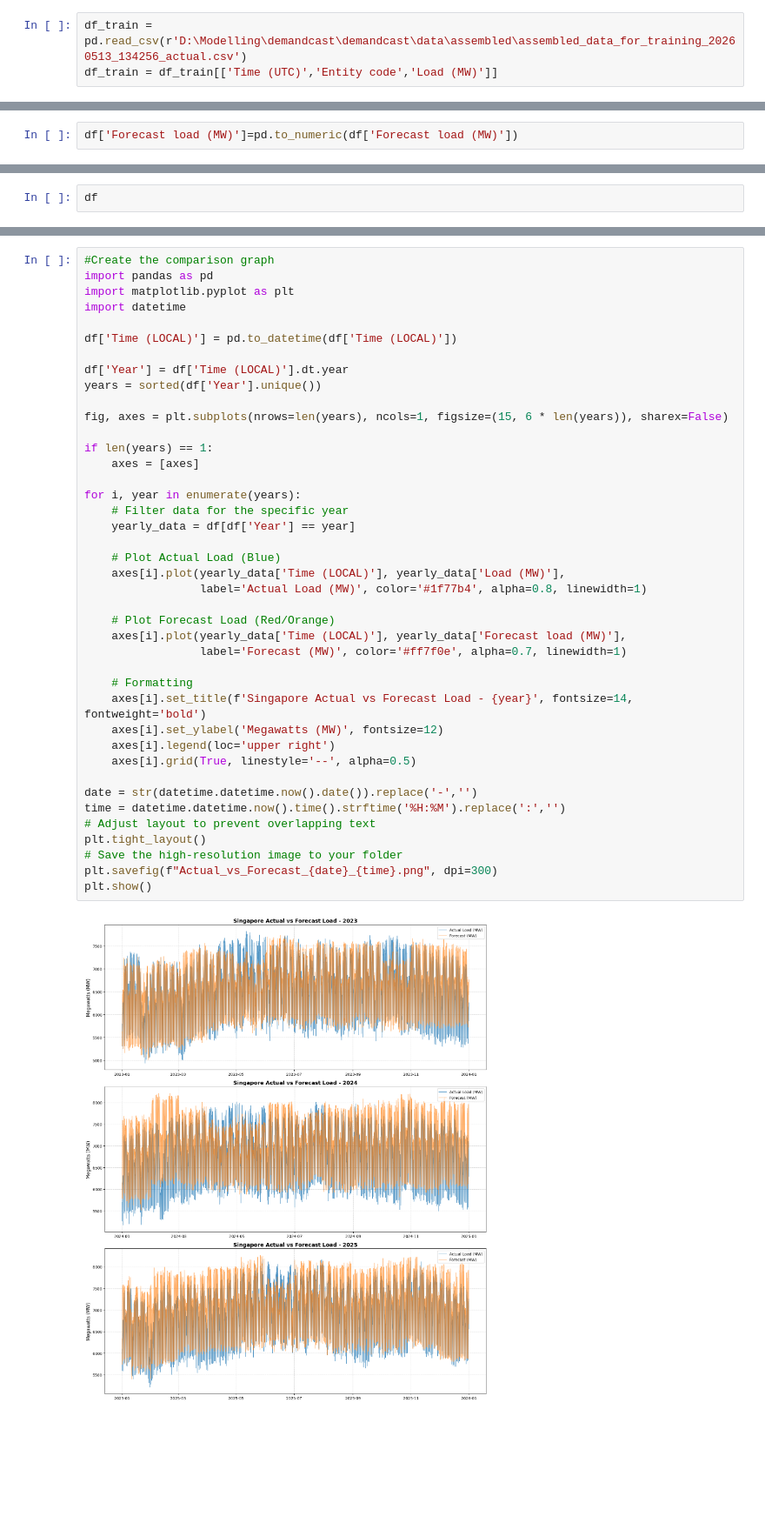
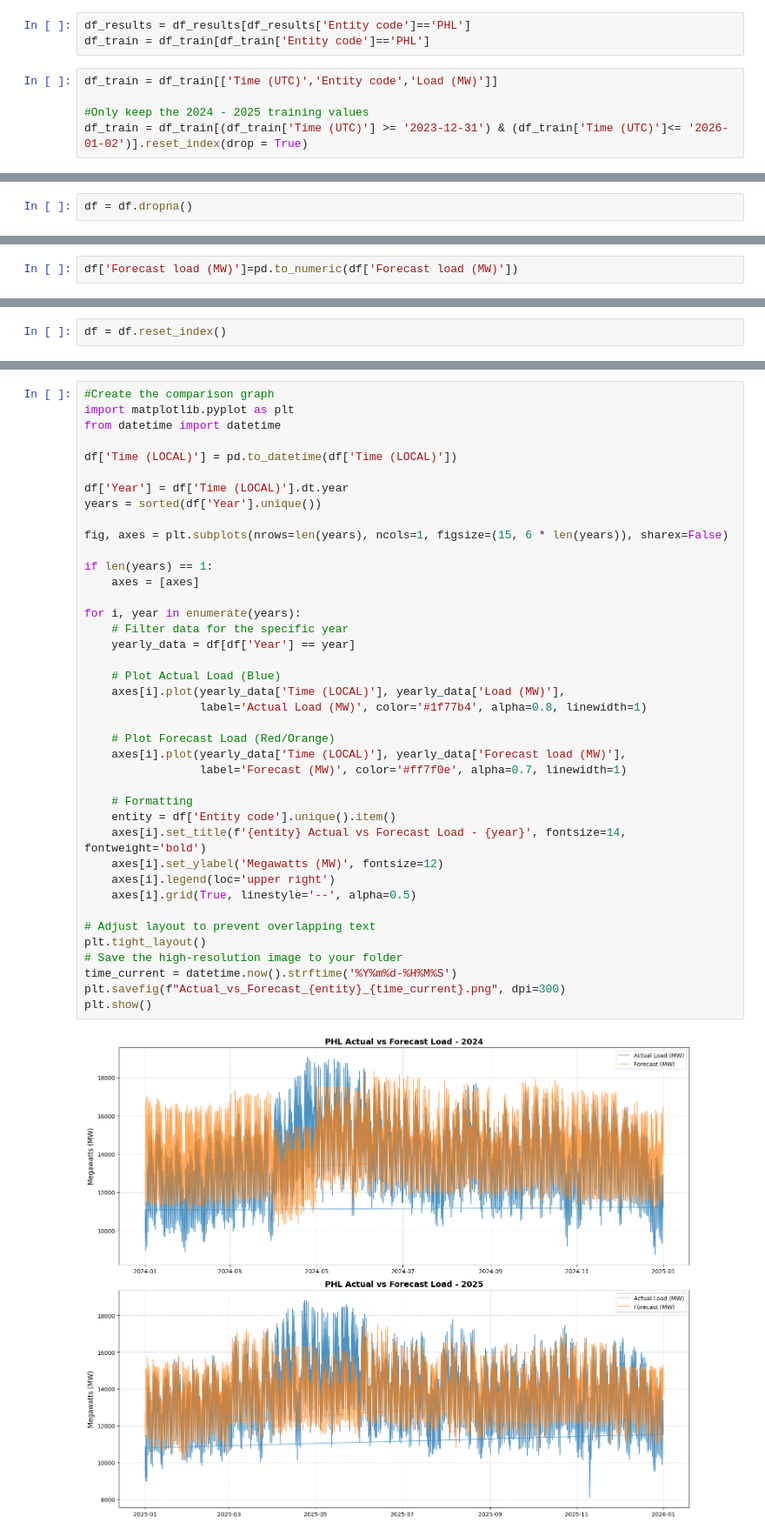
Before and after one commit to ember-energy/demandcast, a Jupyter notebook: analysis/analysis.ipynb, the cells around one changed output, grey strips where cells are left out. Shown at 87% size. Drawn from its saved outputs; the diff is of its cells as text; blank space fills up the shorter version.

```diff
--- a/analysis/analysis.ipynb
+++ b/analysis/analysis.ipynb
@@ -11,3 +15,8 @@ df_results = pd.read_csv(r'D:\Modelling\demandcast\demandcast\ml_models\results\
+# %%
+df_results = df_results[df_results['Entity code']=='PHL']
+df_train = df_train[df_train['Entity code']=='PHL']
 # %%
-df_train = pd.read_csv(r'D:\Modelling\demandcast\demandcast\data\assembled\assembled_data_for_training_20260513_134256_actual.csv')
 df_train = df_train[['Time (UTC)','Entity code','Load (MW)']]
+
+#Only keep the 2024 - 2025 training values
+df_train = df_train[(df_train['Time (UTC)'] >= '2023-12-31') & (df_train['Time (UTC)']<= '2026-01-02')].reset_index(drop = True)
@@ -35,5 +60,7 @@ df_results
 # %%
 df = pd.merge(df_train, df_results, on = ['Time (UTC)','Entity code'],how = 'left')
+# %%
+df = df.dropna()
 # %%
 df['Load (MW)']=pd.to_numeric(df['Load (MW)'])
 # %%
@@ -43,2 +70,2 @@ df['Time (LOCAL)'] = df['Time (UTC)'].dt.tz_localize('UTC').dt.tz_convert('Asia/
 # %%
-df
+df = df.reset_index()
@@ -59,46 +88,45 @@ df
 # %%
 #Create the comparison graph
-import pandas as pd
 import matplotlib.pyplot as plt
-import datetime
+from datetime import datetime
 
 df['Time (LOCAL)'] = pd.to_datetime(df['Time (LOCAL)'])
 
 df['Year'] = df['Time (LOCAL)'].dt.year
 years = sorted(df['Year'].unique())
 
 fig, axes = plt.subplots(nrows=len(years), ncols=1, figsize=(15, 6 * len(years)), sharex=False)
 
 if len(years) == 1:
     axes = [axes]
 
 for i, year in enumerate(years):
     # Filter data for the specific year
     yearly_data = df[df['Year'] == year]
 
     # Plot Actual Load (Blue)
     axes[i].plot(yearly_data['Time (LOCAL)'], yearly_data['Load (MW)'],
                  label='Actual Load (MW)', color='#1f77b4', alpha=0.8, linewidth=1)
 
     # Plot Forecast Load (Red/Orange)
     axes[i].plot(yearly_data['Time (LOCAL)'], yearly_data['Forecast load (MW)'],
                  label='Forecast (MW)', color='#ff7f0e', alpha=0.7, linewidth=1)
 
     # Formatting
-    axes[i].set_title(f'Singapore Actual vs Forecast Load - {year}', fontsize=14, fontweight='bold')
+    entity = df['Entity code'].unique().item()
+    axes[i].set_title(f'{entity} Actual vs Forecast Load - {year}', fontsize=14, fontweight='bold')
     axes[i].set_ylabel('Megawatts (MW)', fontsize=12)
     axes[i].legend(loc='upper right')
     axes[i].grid(True, linestyle='--', alpha=0.5)
 
-date = str(datetime.datetime.now().date()).replace('-','')
-time = datetime.datetime.now().time().strftime('%H:%M').replace(':','')
 # Adjust layout to prevent overlapping text
 plt.tight_layout()
 # Save the high-resolution image to your folder
-plt.savefig(f"Actual_vs_Forecast_{date}_{time}.png", dpi=300)
+time_current = datetime.now().strftime('%Y%m%d-%H%M%S')
+plt.savefig(f"Actual_vs_Forecast_{entity}_{time_current}.png", dpi=300)
 plt.show()
 # %% [output]
-[figure, old version]
+[figure, new version]
 # %%
 # Error metrics
 
```
Also changed, not shown: parts of 11 cells of this notebook, 5 other files.
